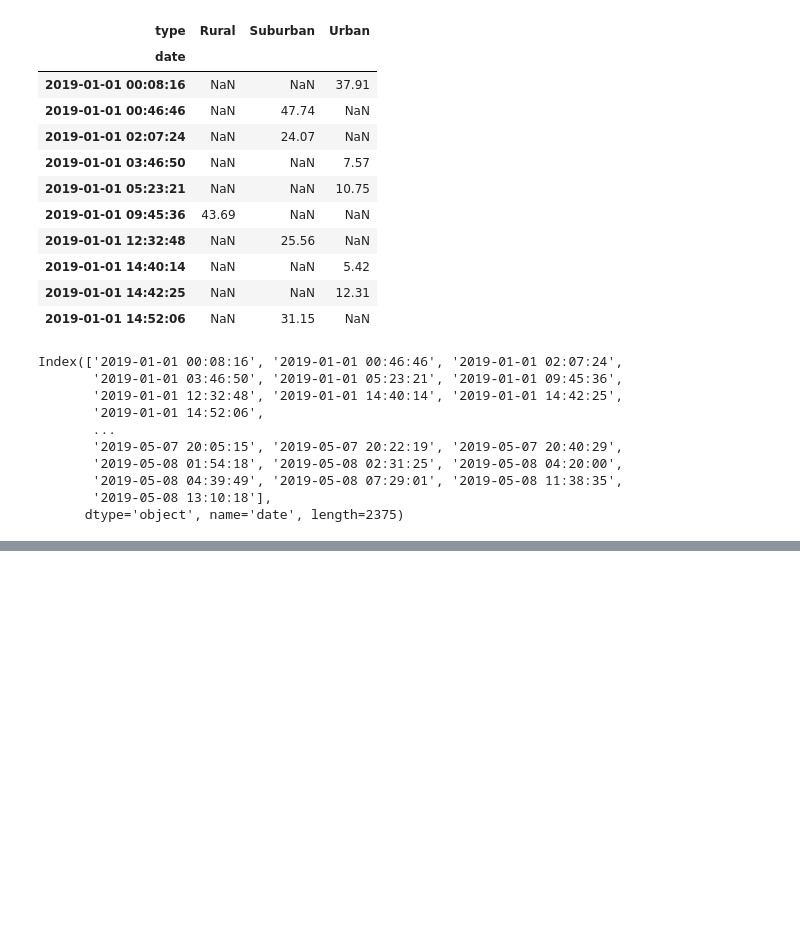
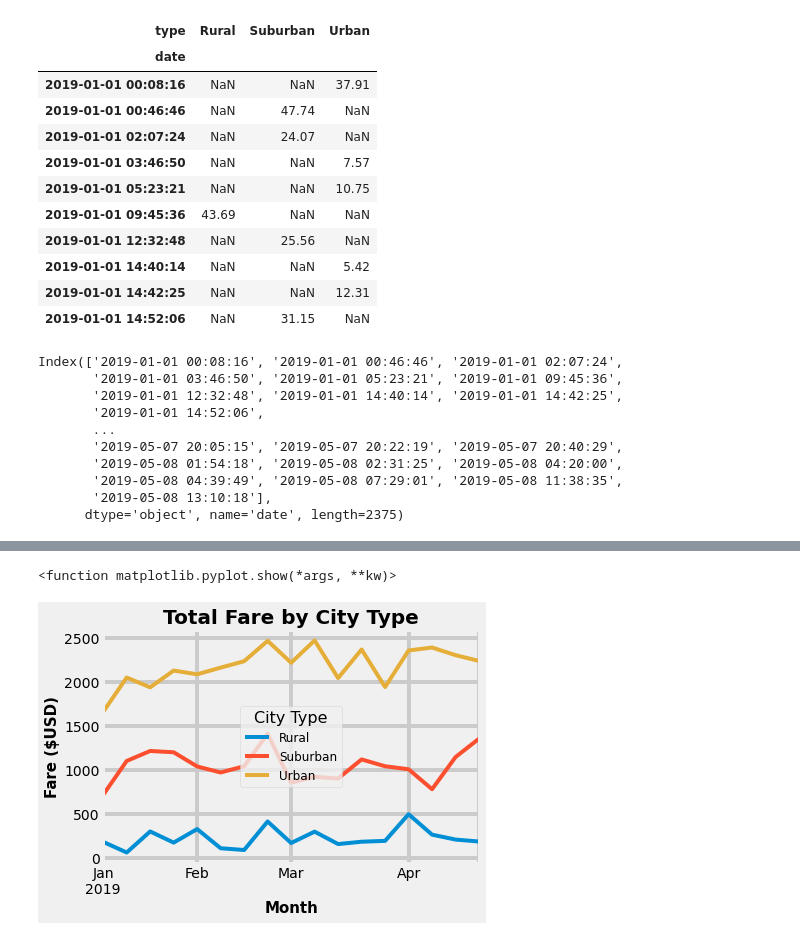
Before and after one commit to Meziane228Kechabia/PyBer_Analysis, a Jupyter notebook: PyBer_Challenge.ipynb, the cells around one changed output, grey strips where cells are left out. Cells and saved outputs as stored; diff of their text form; code cells hidden in the pictures; blank space fills up the shorter version.

```diff
--- a/PyBer_Challenge.ipynb
+++ b/PyBer_Challenge.ipynb
@@ -217,0 +253,30 @@ style.use('fivethirtyeight')
+# %%
+# Import the style from Matplotlib.
+from matplotlib import style
+import matplotlib.dates as mdates
+# Use the graph style fivethirtyeight.
+style.use('fivethirtyeight')
+plt.style.use('fivethirtyeight')
+ax = ttl_fare_jan_apr_df_week.plot()
+# Set a title.
+ax.set_title("Total Fare by City Type", fontsize=20, weight="bold")
+
+#Label the axes.
+ax.set_xlabel("Month", fontsize=15, weight='bold')
+ax.set_ylabel("Fare ($USD)", fontsize=15, weight='bold')
+
+# Create a legende.
+lgnd = plt.legend(fontsize="12"
+             , scatterpoints=1
+             , loc="center"
+             , title="City Type")
+lgnd.get_title().set_fontsize(16)
+lgnd.get_title().set_weight="bold"
+# Setting grid.
+ax.grid(linewidth=4)
+# save the figure.
+plt.savefig("analysis/Fig7.png")
+plt.show
+# %% [output]
+<function matplotlib.pyplot.show(*args, **kw)>
+[figure, added]
```
Also changed, not shown: parts of 11 cells of this notebook.
